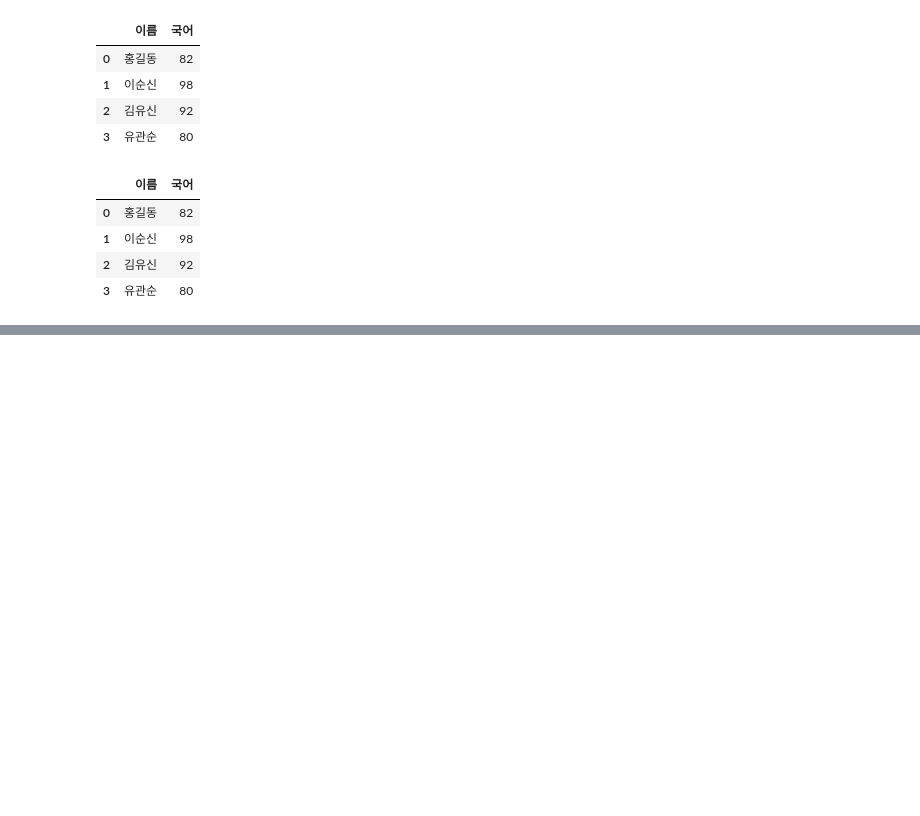
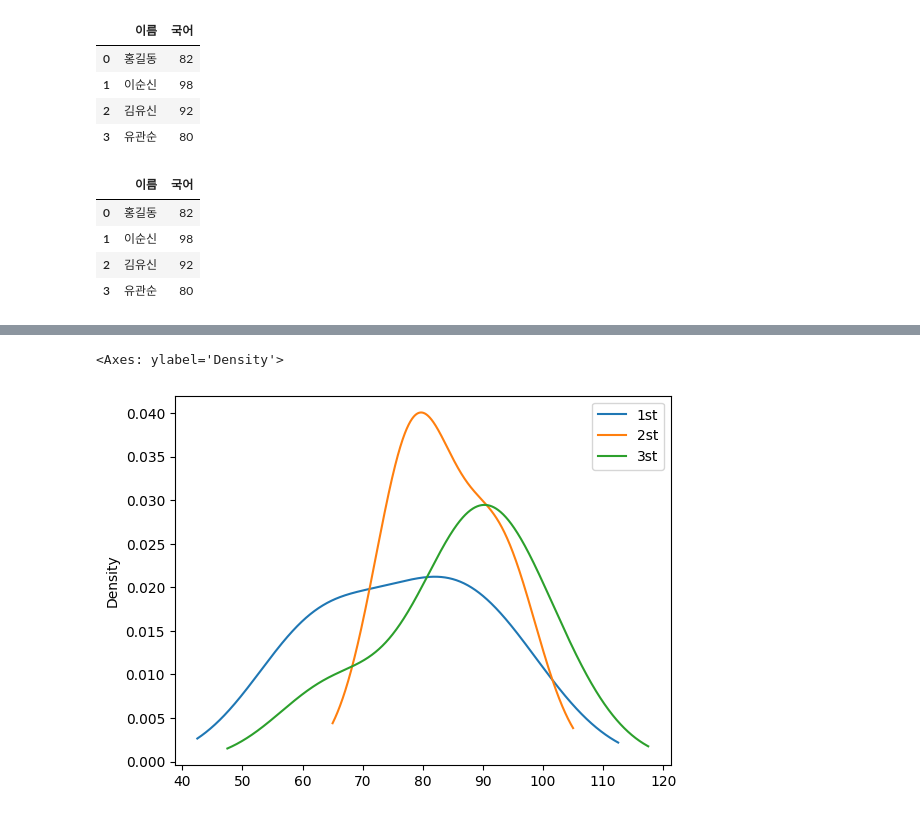
Before and after one commit to layla-focalors/AColab_Github_data_processing, a Jupyter notebook: Python_Pandas.ipynb, the cells around one changed output, grey strips where cells are left out. Saved outputs shown, nothing was run; the diff lists cells and outputs as text; code cells hidden in the pictures; blank space fills up the shorter version.

```diff
--- a/Python_Pandas.ipynb
+++ b/Python_Pandas.ipynb
@@ -106,0 +291,5 @@ df.loc[:, ['이름','국어']]
+# %%
+df.plot(kind='kde')
+# %% [output]
+<Axes: ylabel='Density'>
+[figure, added]
```
Also changed, not shown: parts of 26 cells of this notebook.
